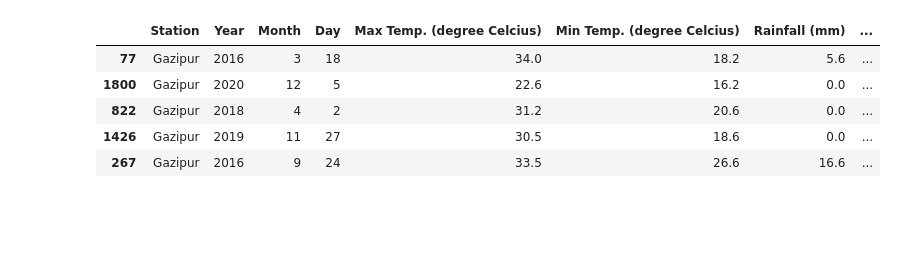
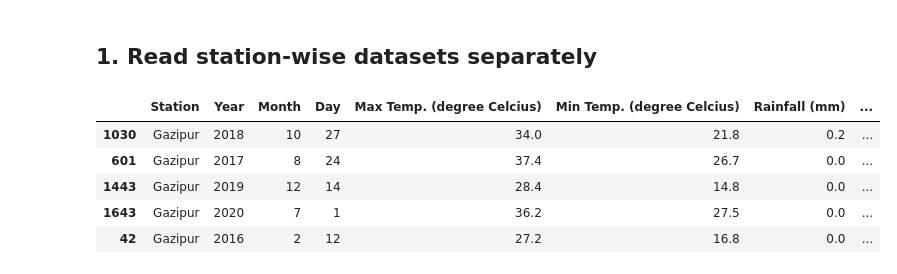
Before and after one commit to RifatIslamOmio/Weather-WaterLevel-Prediction-ML, a Jupyter notebook: Notebooks/brri-dataset/brri-dataset_pre-process_weekly-all.ipynb, the cells around one changed output. Cells and saved outputs as stored; diff of their text form; code cells hidden in the pictures; blank space fills up the shorter version.

```diff
--- a/Notebooks/brri-dataset/brri-dataset_pre-process_weekly-all.ipynb
+++ b/Notebooks/brri-dataset/brri-dataset_pre-process_weekly-all.ipynb
@@ -11,17 +11,19 @@ sns.set(rc={'figure.figsize':(8,6)}) # set sns figure size
 
 import os
 import math
+# %% [markdown]
+## 1. Read station-wise datasets separately
 # %%
 # read Gazipur raw csv by marking missing values as NaN
 missing_values = ['NIL', 'nil', '']
-df = pd.read_csv(os.path.join('..', '..', 'Datasets', 'brri-datasets', 'gazipur_2016-2020', 'gazipur.csv'),
+gazipur_df = pd.read_csv(os.path.join('..', '..', 'Datasets', 'brri-datasets', 'gazipur_2016-2020', 'gazipur.csv'),
                      na_values=missing_values)
 
-df.sample(5)
+gazipur_df.sample(5)
 # %% [output]
 |  | Station | Year | Month | Day | Max Temp. (degree Celcius) | Min Temp. (degree Celcius) | Rainfall (mm) | ... |
-| 77 | Gazipur | 2016 | 3 | 18 | 34.0 | 18.2 | 5.6 | ... |
-| 1800 | Gazipur | 2020 | 12 | 5 | 22.6 | 16.2 | 0.0 | ... |
-| 822 | Gazipur | 2018 | 4 | 2 | 31.2 | 20.6 | 0.0 | ... |
-| 1426 | Gazipur | 2019 | 11 | 27 | 30.5 | 18.6 | 0.0 | ... |
-| 267 | Gazipur | 2016 | 9 | 24 | 33.5 | 26.6 | 16.6 | ... |
+| 1030 | Gazipur | 2018 | 10 | 27 | 34.0 | 21.8 | 0.2 | ... |
+| 601 | Gazipur | 2017 | 8 | 24 | 37.4 | 26.7 | 0.0 | ... |
+| 1443 | Gazipur | 2019 | 12 | 14 | 28.4 | 14.8 | 0.0 | ... |
+| 1643 | Gazipur | 2020 | 7 | 1 | 36.2 | 27.5 | 0.0 | ... |
+| 42 | Gazipur | 2016 | 2 | 12 | 27.2 | 16.8 | 0.0 | ... |
```
Also changed, not shown: parts of 30 cells of this notebook, 3 other files.
